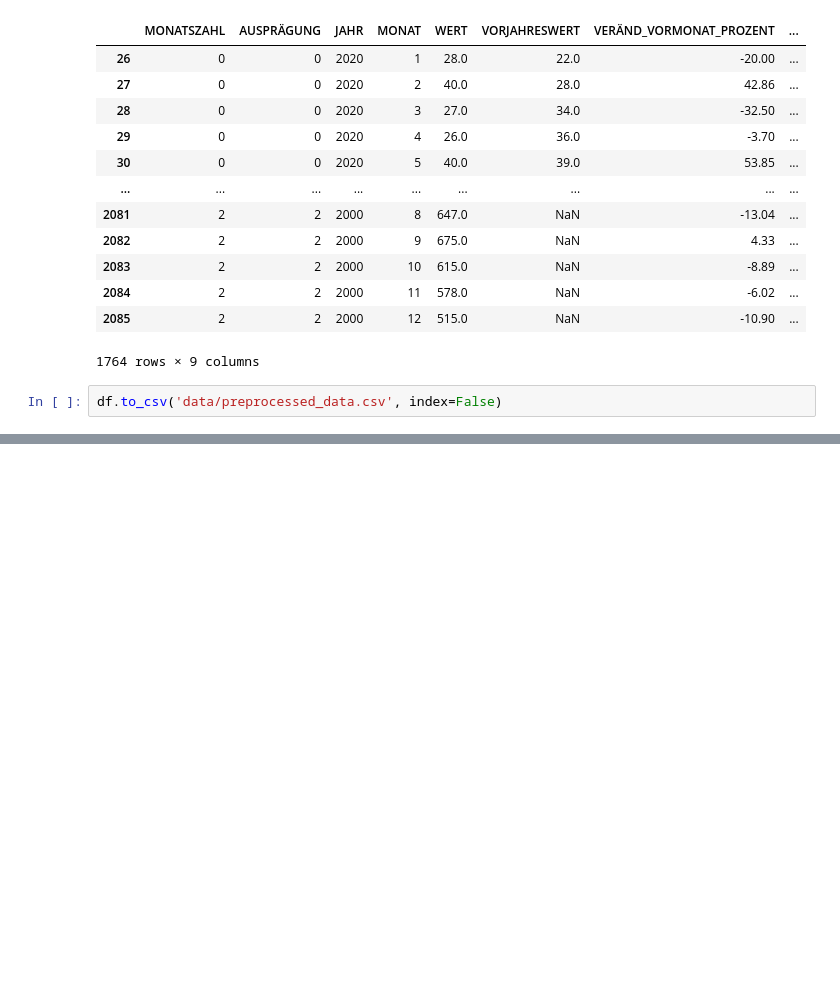
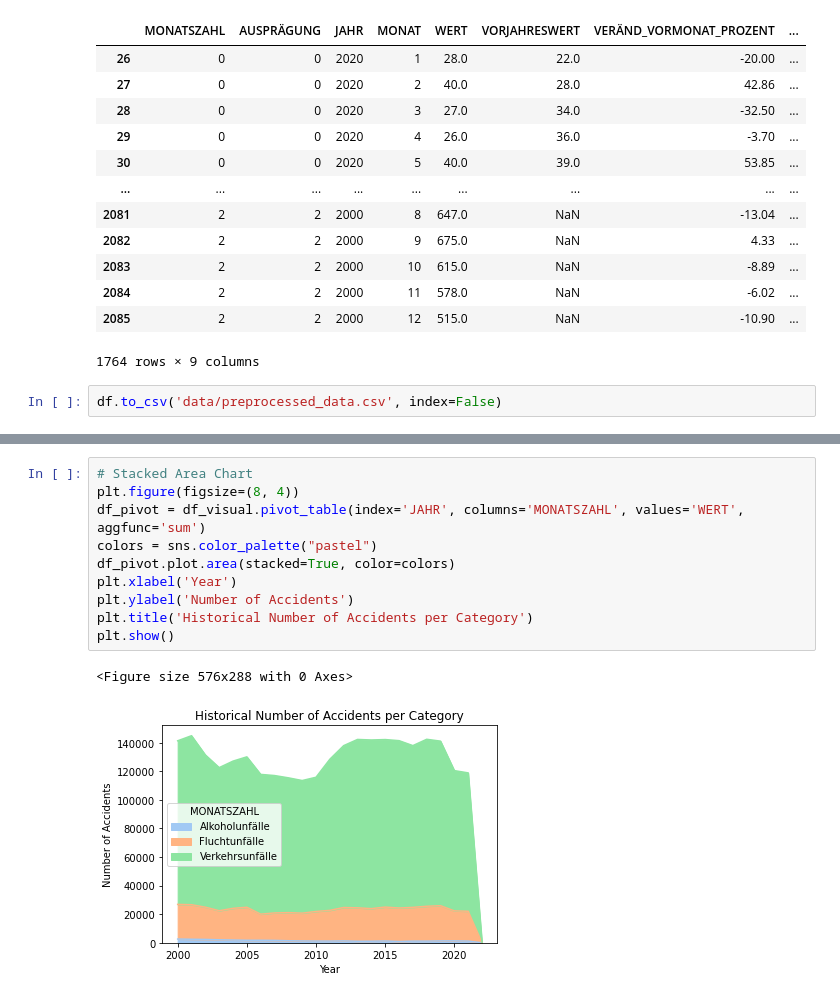
Before and after one commit to jyotsnad246/accident-prediction-web-app, a Jupyter notebook: predictions_notebook.ipynb, the cells around one changed output, grey strips where cells are left out. Cells and saved outputs as stored; diff of their text form; blank space fills up the shorter version.

```diff
--- a/predictions_notebook.ipynb
+++ b/predictions_notebook.ipynb
@@ -221,0 +254,13 @@ Now that the data is preprocessed, next step is Visualization
+# %%
+# Stacked Area Chart
+plt.figure(figsize=(8, 4))
+df_pivot = df_visual.pivot_table(index='JAHR', columns='MONATSZAHL', values='WERT', aggfunc='sum')
+colors = sns.color_palette("pastel")
+df_pivot.plot.area(stacked=True, color=colors)
+plt.xlabel('Year')
+plt.ylabel('Number of Accidents')
+plt.title('Historical Number of Accidents per Category')
+plt.show()
+# %% [output]
+<Figure size 576x288 with 0 Axes>
+[figure, added]
```
Also changed, not shown: parts of 10 cells of this notebook.
